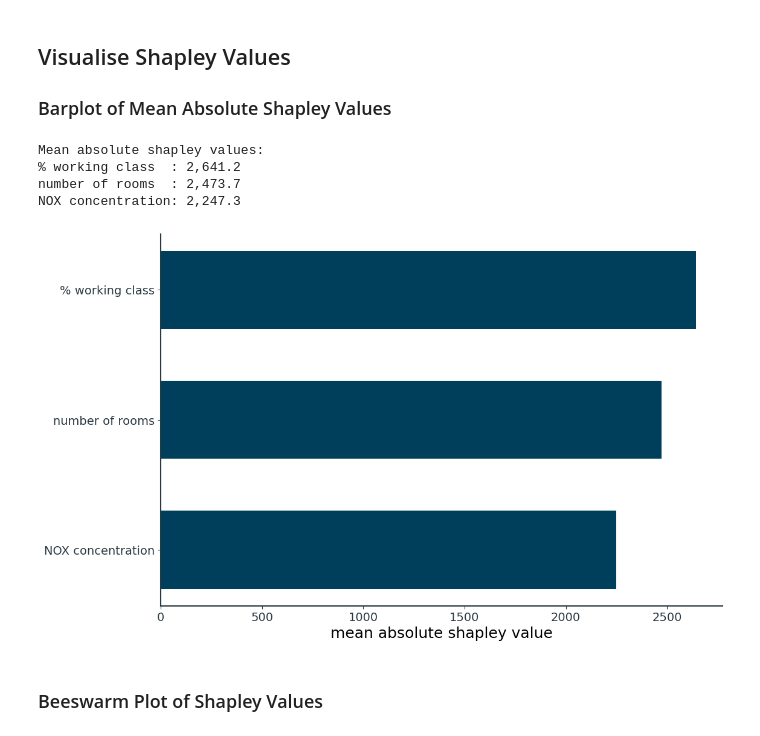
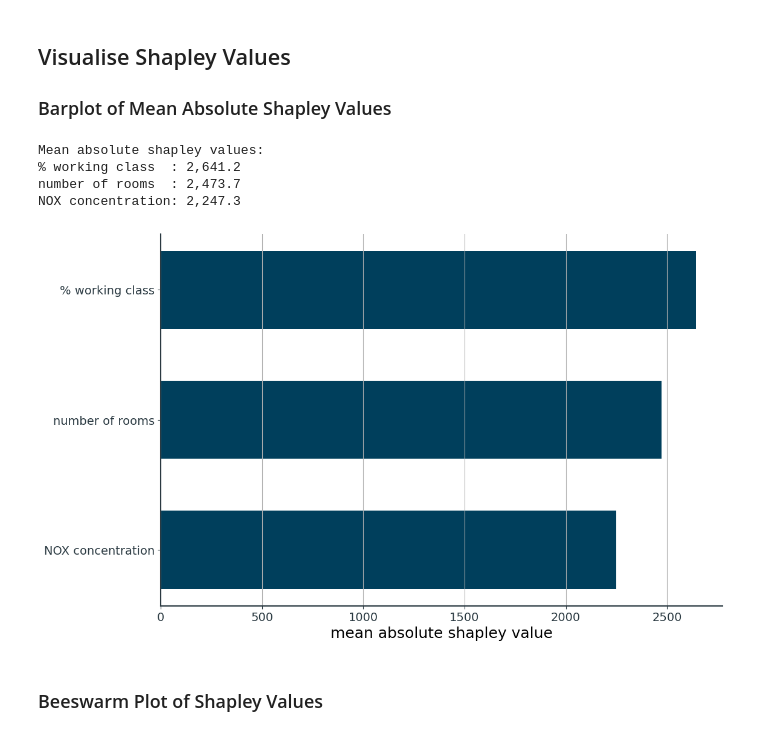
Before and after one commit to AidanCooper/shapley-values-from-scratch, a Jupyter notebook: shapley-values-from-scratch.ipynb, the cells around one changed output. Drawn from its saved outputs; the diff is of its cells as text; code cells hidden in the pictures.

Commit message:
:sparkles: Prepare code samples and plots

```diff
--- a/shapley-values-from-scratch.ipynb
+++ b/shapley-values-from-scratch.ipynb
@@ -81,24 +92,31 @@ sv_nc  = 1/3 * (models["NOX concentration"] - models["none"]) +\
 ## Visualise Shapley Values
 
 ### Barplot of Mean Absolute Shapley Values
+# %%
+import numpy as np
+
+print("Mean absolute shapley values:")
+print(f"% working class  : {np.abs(sv_pwc).mean():,.1f}")
+print(f"number of rooms  : {np.abs(sv_nor).mean():,.1f}")
+print(f"NOX concentration: {np.abs(sv_nc).mean():,.1f}")
+# %% [output]
+Mean absolute shapley values:
+% working class  : 2,641.2
+number of rooms  : 2,473.7
+NOX concentration: 2,247.3
 # %%
-print("Mean absolute shapley values:")
-print(f"% working class  : {np.abs(sv_pwc).mean():,.1f}")
-print(f"number of rooms  : {np.abs(sv_nor).mean():,.1f}")
-print(f"NOX concentration: {np.abs(sv_nc).mean():,.1f}")
+import matplotlib.pyplot as plt
 
 fig, ax = plt.subplots()
 ax.barh(
     ["NOX concentration", "number of rooms", "% working class"],
     [np.abs(sv_nc).mean(), np.abs(sv_nor).mean(), np.abs(sv_pwc).mean()],
-    height=0.6
+    height=0.6,
 )
-ax.set_xlabel("mean absolute shapley value");
+ax.grid(axis="x")
+ax.set_xlabel("mean absolute shapley value")
+fig.savefig("plots/bar.png")
 # %% [output]
-Mean absolute shapley values:
-% working class  : 2,641.2
-number of rooms  : 2,473.7
-NOX concentration: 2,247.3
-[figure, old version]
+[figure, new version]
 # %% [markdown]
 ### Beeswarm Plot of Shapley Values
```
Also changed, not shown: parts of 12 cells of this notebook, 2 other files.
